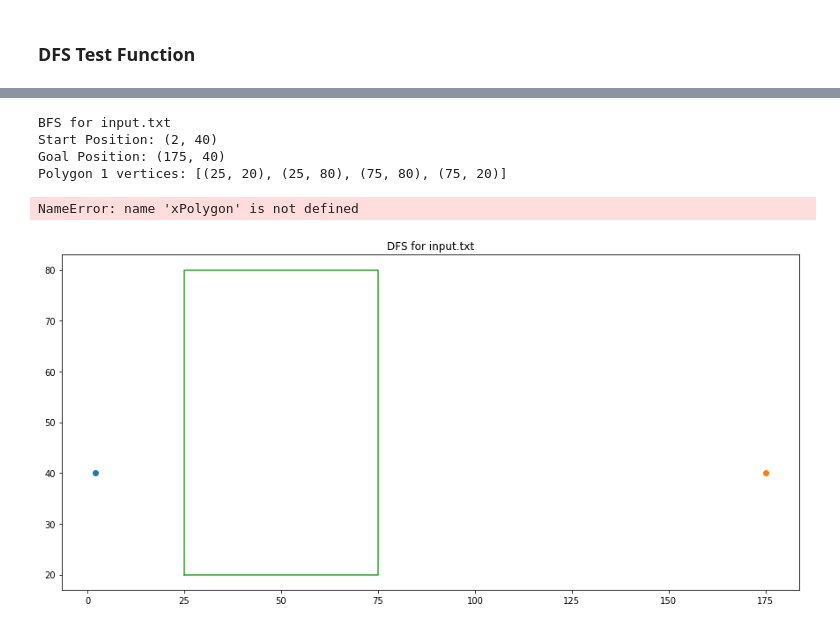
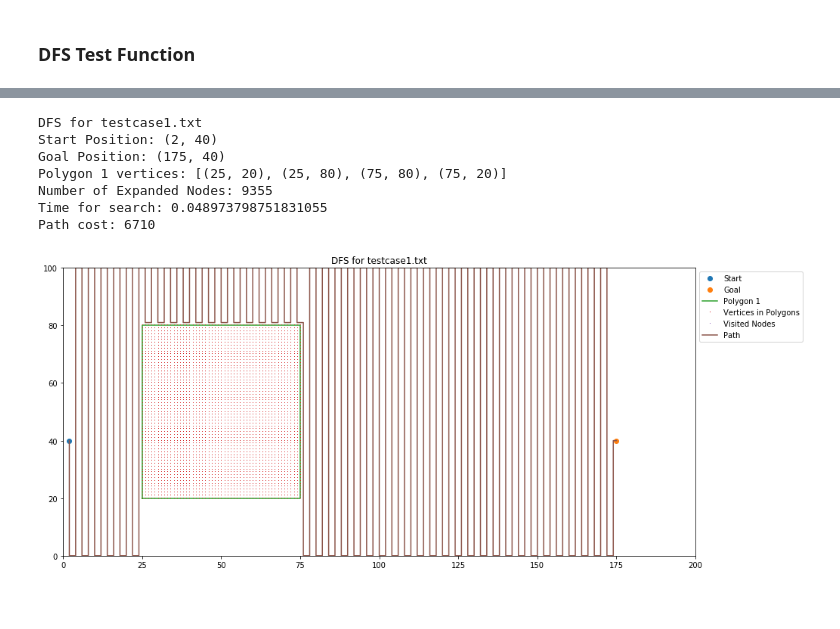
Before and after one commit to MikDionio/CS180MP1, a Jupyter notebook: CS180MP1.ipynb, the cells around one changed output, grey strips where cells are left out. Drawn from its saved outputs; the diff is of its cells as text; code cells hidden in the pictures; blank space fills up the shorter version.

```diff
--- a/CS180MP1.ipynb
+++ b/CS180MP1.ipynb
@@ -299,7 +300,7 @@ def BFSTest(fileName):
 <h3>DFS Test Function</h3>
 # %%
 def DFSTest(fileName):
-    print("BFS for " + fileName)
+    print("DFS for " + fileName)
     fig = plt.figure(1, figsize = (15,7))
     ax = fig.add_subplot(111)
     ax.set_title("DFS for " + fileName)
@@ -353,8 +354,10 @@ def DFSTest(fileName):
     map = DFS(S, G, map)
     end = time.time()
 
+
     print("Time for search: " + str(end-start))
     path = getPathUninformed(S, G, map)
+    print("Path cost: " + str(len(path)))
     #print(path)
     x = []
     y = []
@@ -366,4 +369,4 @@ def DFSTest(fileName):
 
     ax.set_xlim(0,200)
     ax.set_ylim(0,100)
-    ax.legend()
+    ax.legend(bbox_to_anchor=(1, 1))
@@ -382,9 +390,11 @@ Time for search: 0.016990184783935547
 # %%
-DFSTest("input.txt")
+DFSTest("testcase1.txt")
 # %% [output]
-BFS for input.txt
+DFS for testcase1.txt
 Start Position: (2, 40)
 Goal Position: (175, 40)
 Polygon 1 vertices: [(25, 20), (25, 80), (75, 80), (75, 20)]
+Number of Expanded Nodes: 9355
+Time for search: 0.048973798751831055
+Path cost: 6710
-NameError: name 'xPolygon' is not defined
-[figure, old version]
+[figure, new version]
```
Also changed, not shown: parts of 19 cells of this notebook, 5 other files.
